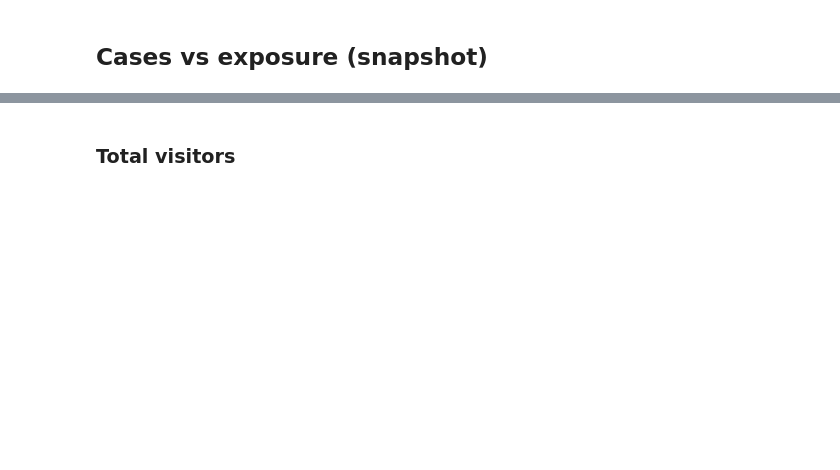
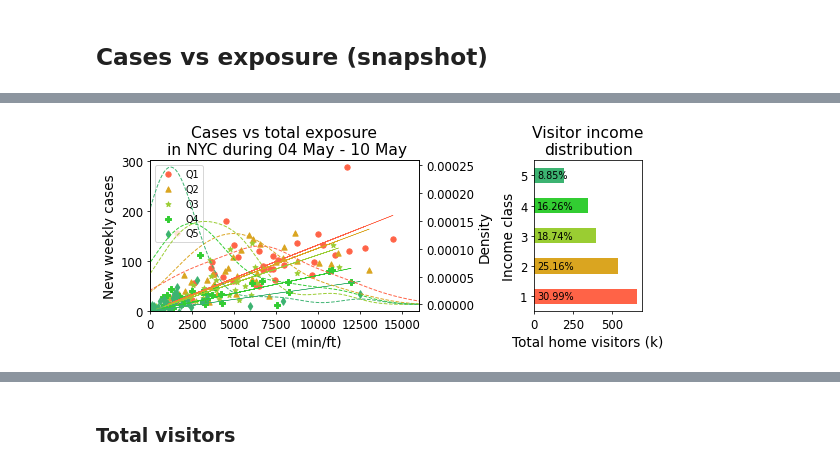
Before and after one commit to umnilab/covid19_safegraph, a Jupyter notebook: src/analyze_zcta.ipynb, the cells around one changed output, grey strips where cells are left out. Cells and saved outputs as stored; diff of their text form; code cells hidden in the pictures; blank space fills up the shorter version.

```diff
--- a/src/analyze_zcta.ipynb
+++ b/src/analyze_zcta.ipynb
@@ -1478,0 +1955,4 @@ _ = plot_cases_vs_mob_by_zip(nyc, '2020-04-06', 'tot_cei', xmax=13000, dpi=100)
+# %%
+_ = plot_cases_vs_mob_by_zip(nyc, '2020-05-04', 'tot_cdi', xmax=16000)
+# %% [output]
+[figure, added]
```
Also changed, not shown: parts of 160 cells of this notebook.
